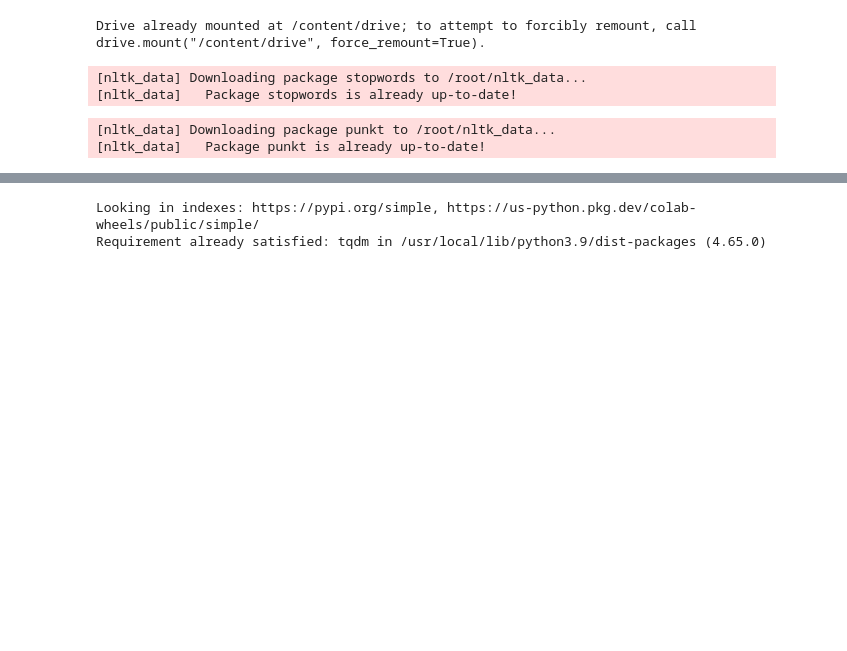
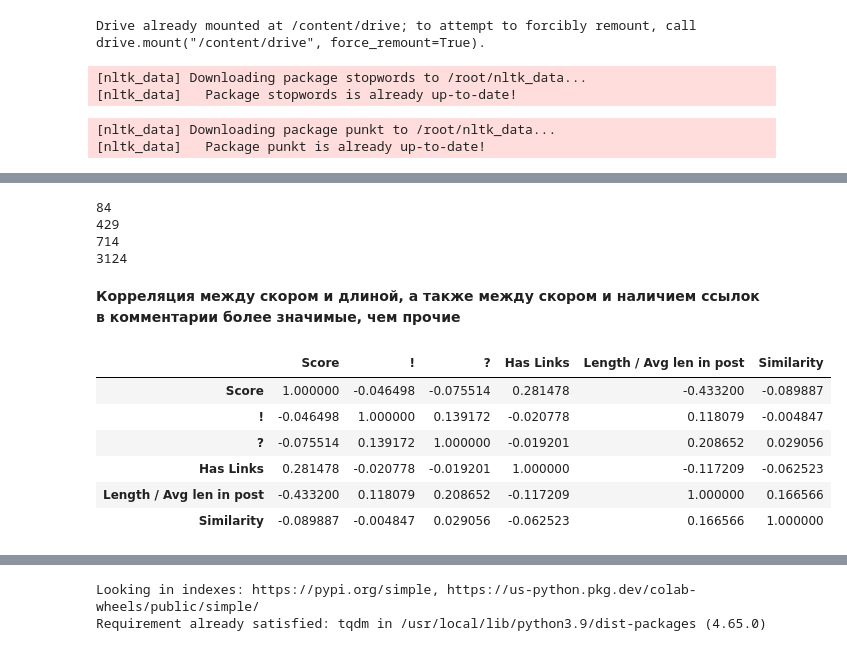
Before and after one commit to AlexanderVinarsky/ConsoleBot, a Jupyter notebook: ITcup.ipynb, the cells around one changed output, grey strips where cells are left out. Drawn from its saved outputs; the diff is of its cells as text; code cells hidden in the pictures; blank space fills up the shorter version.

```diff
--- a/ITcup.ipynb
+++ b/ITcup.ipynb
@@ -128,6 +128,20 @@ for i in range(len(data)):
   texts.append(data[i]['text'])
   for j in range(len(data[i]['comments'])):
     comments.append(data[i]['comments'][j]['text'])
+# %%
+for i in range(len(comments)):
+  if len(comments[i]) == 0:
+    print(i)
+    comments[i].append('house');
+for i in range(len(texts)):
+  if len(texts[i]) == 0:
+    print(i)
+    texts[i].append('house');
+# %% [output]
+84
+429
+714
+3124
 # %%
 from gensim.models import Word2Vec
 import gensim.downloader as api
@@ -168,3 +173,17 @@ for i in range(len(texts)):
+# %% [markdown]
+**Корреляция между скором и длиной, а также между скором и наличием ссылок в комментарии более значимые, чем прочие**
+# %%
+df['Similarity'] = similarity
+corr = df.corr()
+corr.style.background_gradient(cmap='coolwarm')
+# %% [output]
+|  | Score | ! | ? | Has Links | Length / Avg len in post | Similarity |
+| Score | 1.000000 | -0.046498 | -0.075514 | 0.281478 | -0.433200 | -0.089887 |
+| ! | -0.046498 | 1.000000 | 0.139172 | -0.020778 | 0.118079 | -0.004847 |
+| ? | -0.075514 | 0.139172 | 1.000000 | -0.019201 | 0.208652 | 0.029056 |
+| Has Links | 0.281478 | -0.020778 | -0.019201 | 1.000000 | -0.117209 | -0.062523 |
+| Length / Avg len in post | -0.433200 | 0.118079 | 0.208652 | -0.117209 | 1.000000 | 0.166566 |
+| Similarity | -0.089887 | -0.004847 | 0.029056 | -0.062523 | 0.166566 | 1.000000 |
 # %%
 import os
 import torch
```
Also changed, not shown: parts of 29 cells of this notebook.
